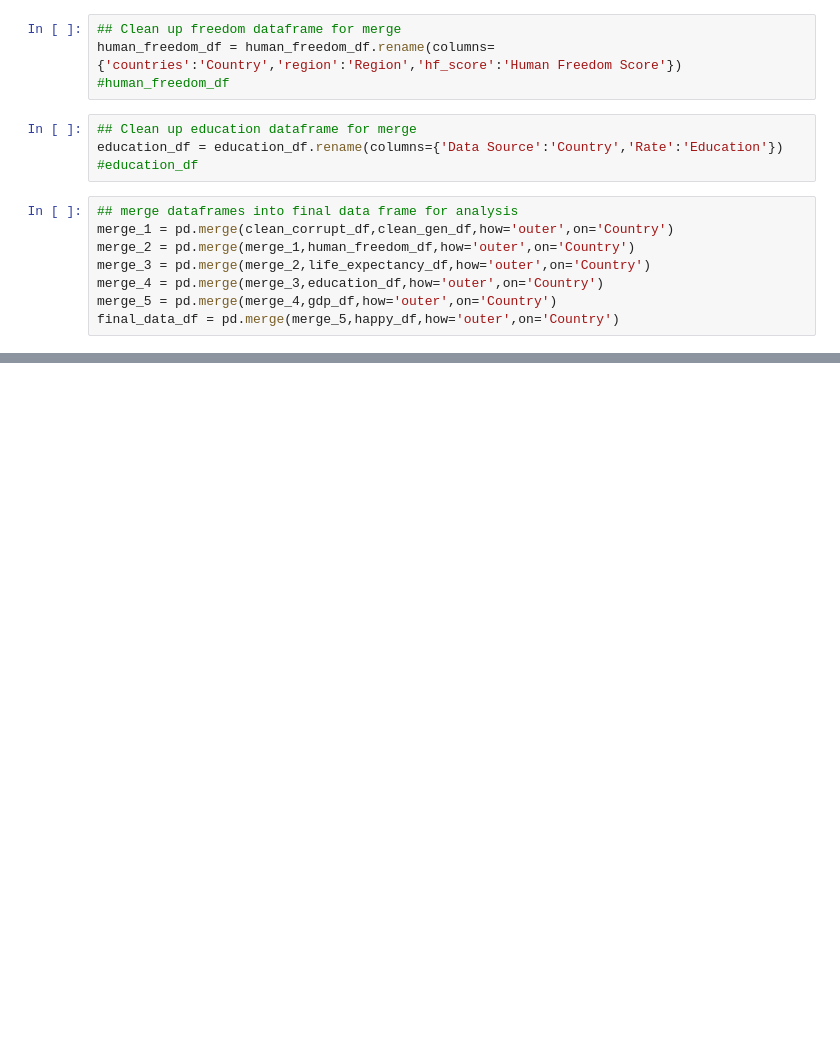
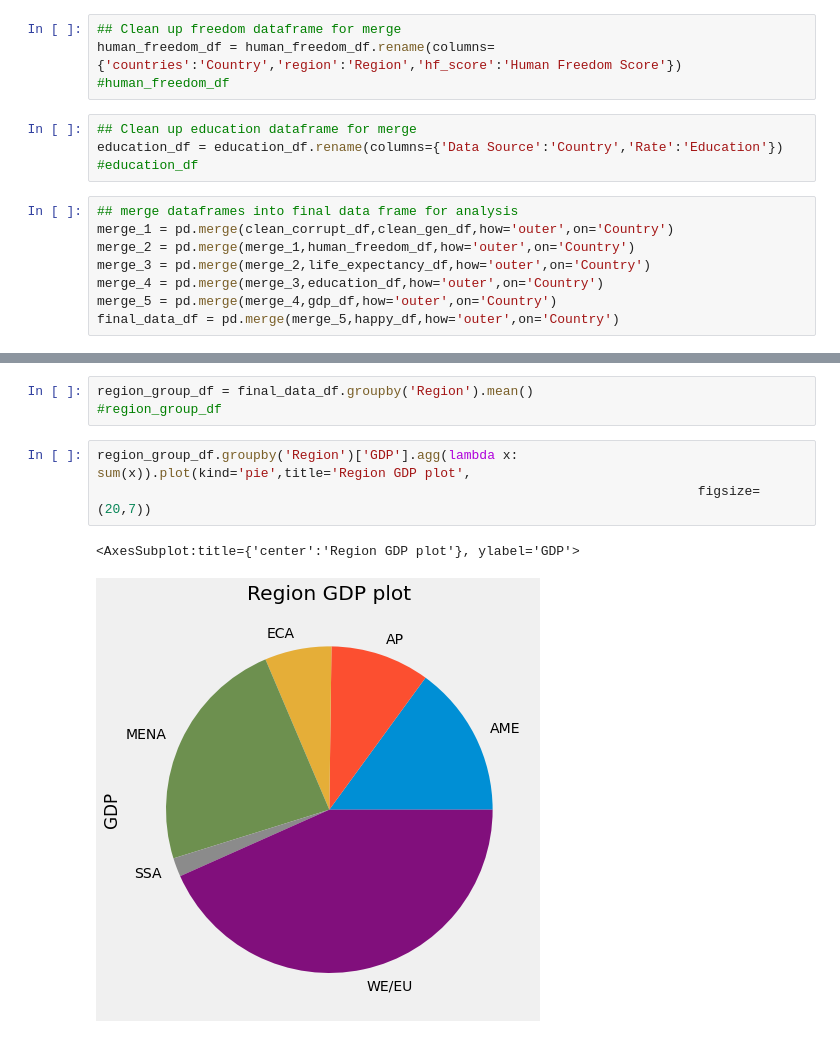
Before and after one commit to garrettg615/World_Happiness_Project, a Jupyter notebook: consolidated_data_df.ipynb, the cells around one changed output, grey strips where cells are left out. Drawn from its saved outputs; the diff is of its cells as text; blank space fills up the shorter version.

```diff
--- a/consolidated_data_df.ipynb
+++ b/consolidated_data_df.ipynb
@@ -117,0 +179,9 @@ scatter_graph(x,y)
+# %%
+region_group_df = final_data_df.groupby('Region').mean()
+#region_group_df
+# %%
+region_group_df.groupby('Region')['GDP'].agg(lambda x: sum(x)).plot(kind='pie',title='Region GDP plot',
+                                                                             figsize=(20,7))
+# %% [output]
+<AxesSubplot:title={'center':'Region GDP plot'}, ylabel='GDP'>
+[figure, added]
```
Also changed, not shown: parts of 20 cells of this notebook, 31 other files.
